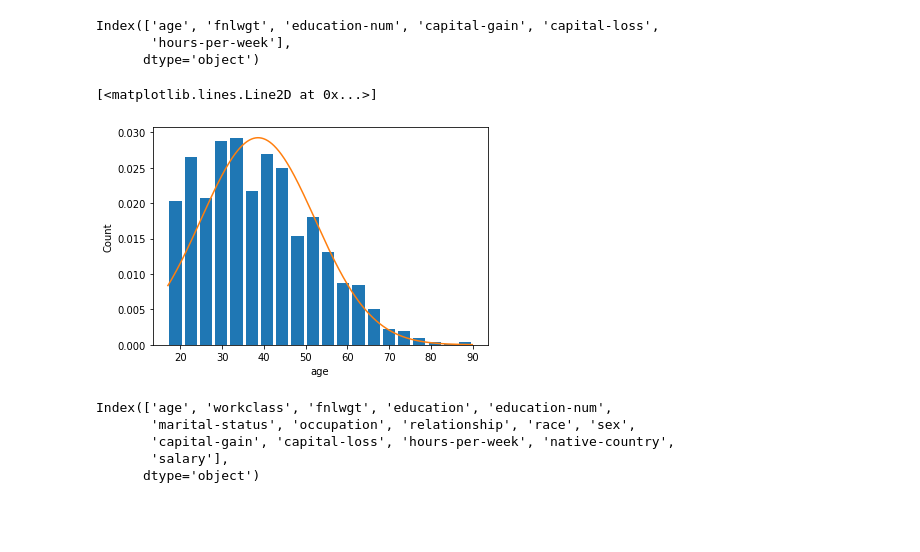
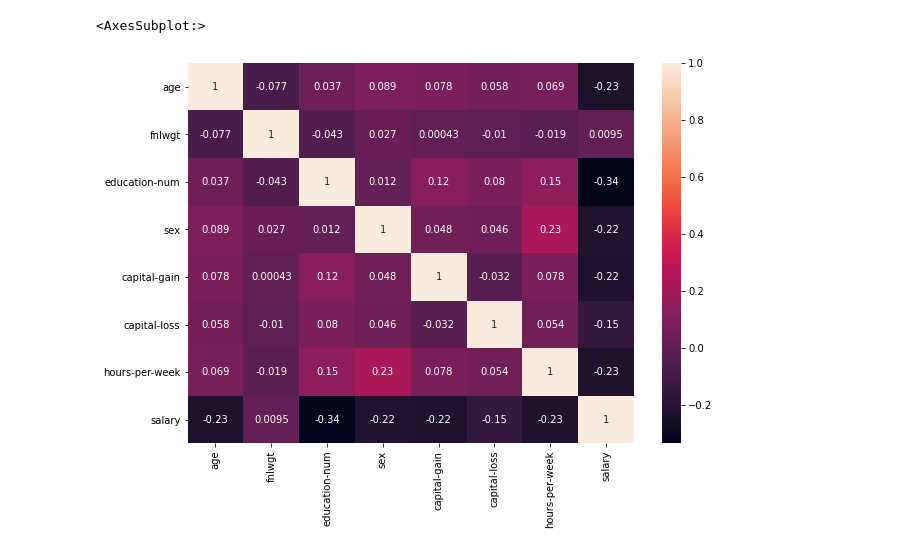
Before and after one commit to JafarAkhondali/theVCS-minorProject-securityfix-260690, a Jupyter notebook: salaryPredictor/ml_work/main.ipynb, the cells around one changed output. Cells and saved outputs as stored; diff of their text form; code cells hidden in the pictures; blank space fills up the shorter version.

Commit message:
started work on salary predictor

```diff
--- a/salaryPredictor/ml_work/main.ipynb
+++ b/salaryPredictor/ml_work/main.ipynb
@@ -53,19 +35,0 @@ train.describe()
-# %%
-train.describe().columns
-# %% [output]
-Index(['age', 'fnlwgt', 'education-num', 'capital-gain', 'capital-loss',
-       'hours-per-week'],
-      dtype='object')
-# %%
-col_name = "age"
-col = train[col_name]
-
-plt.hist(col, bins=20, rwidth=0.8, density=True)
-plt.xlabel(col_name)
-plt.ylabel('Count')
-
-rng = np.arange(col.min(), col.max(), 0.1)
-plt.plot(rng, norm.pdf(rng,col.mean(),col.std()))
-# %% [output]
-[<matplotlib.lines.Line2D at 0x...>]
-[figure, removed]
@@ -75,8 +36,24 @@ def removeOutliers(df):
-# %%
-train.columns
-# %% [output]
-Index(['age', 'workclass', 'fnlwgt', 'education', 'education-num',
-       'marital-status', 'occupation', 'relationship', 'race', 'sex',
-       'capital-gain', 'capital-loss', 'hours-per-week', 'native-country',
-       'salary'],
-      dtype='object')
+# %%
+def preprocess(df):
+    for col in df.columns:
+        if df[col].dtype == "object":
+            df[col] = df[col].apply(lambda x: x.strip())
+
+    df["salary"] = df["salary"].apply(lambda x: int(x == "<=50K"))
+    df["salary"] = pd.to_numeric(df["salary"])
+
+    df["sex"] = df["sex"].apply(lambda x: int(x == "Male"))
+    df["sex"] = pd.to_numeric(df["sex"])
+
+    return df
+
+train = preprocess(train)
+# %%
+
+import seaborn as sn
+plt.figure(figsize = (10,7))
+corr = train.corr()
+sn.heatmap(corr, annot=True)
+# %% [output]
+<AxesSubplot:>
+[figure, added]
```
Also changed, not shown: parts of 31 cells of this notebook, 40 other files.
